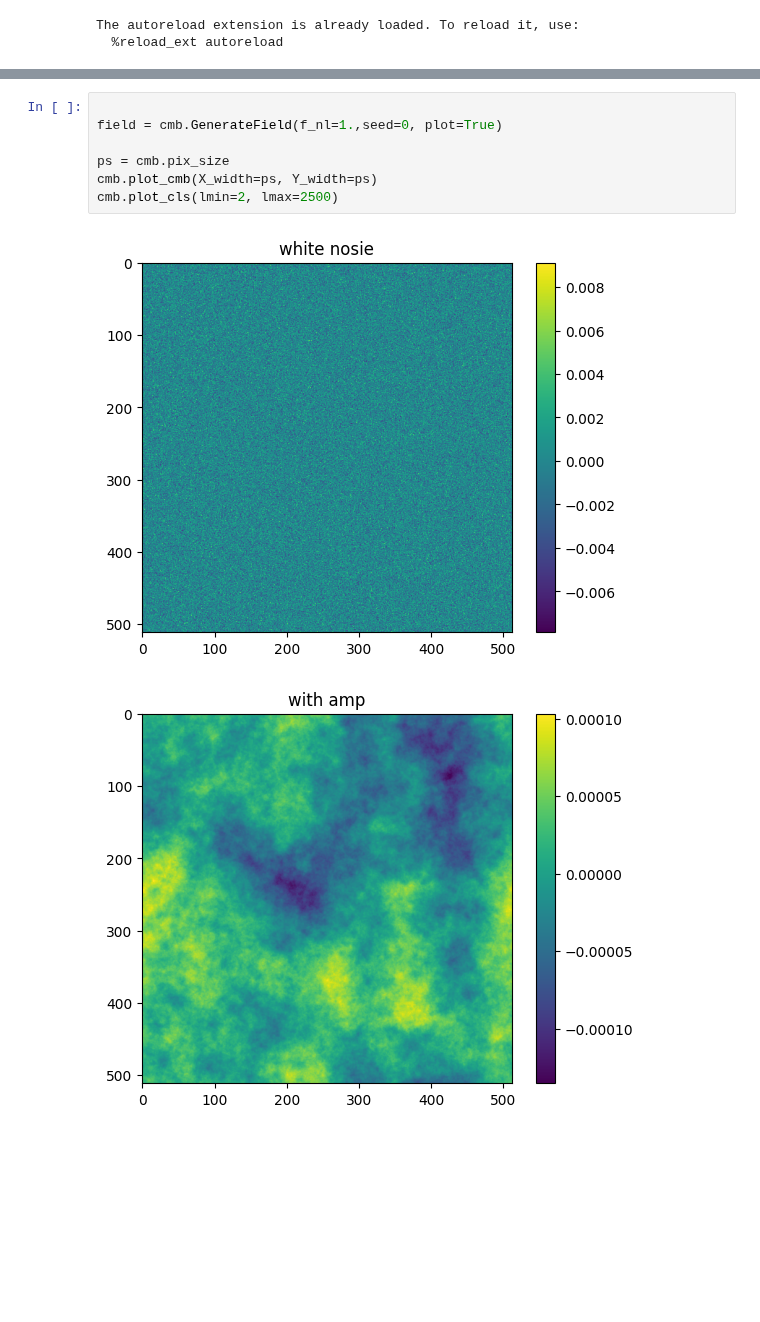
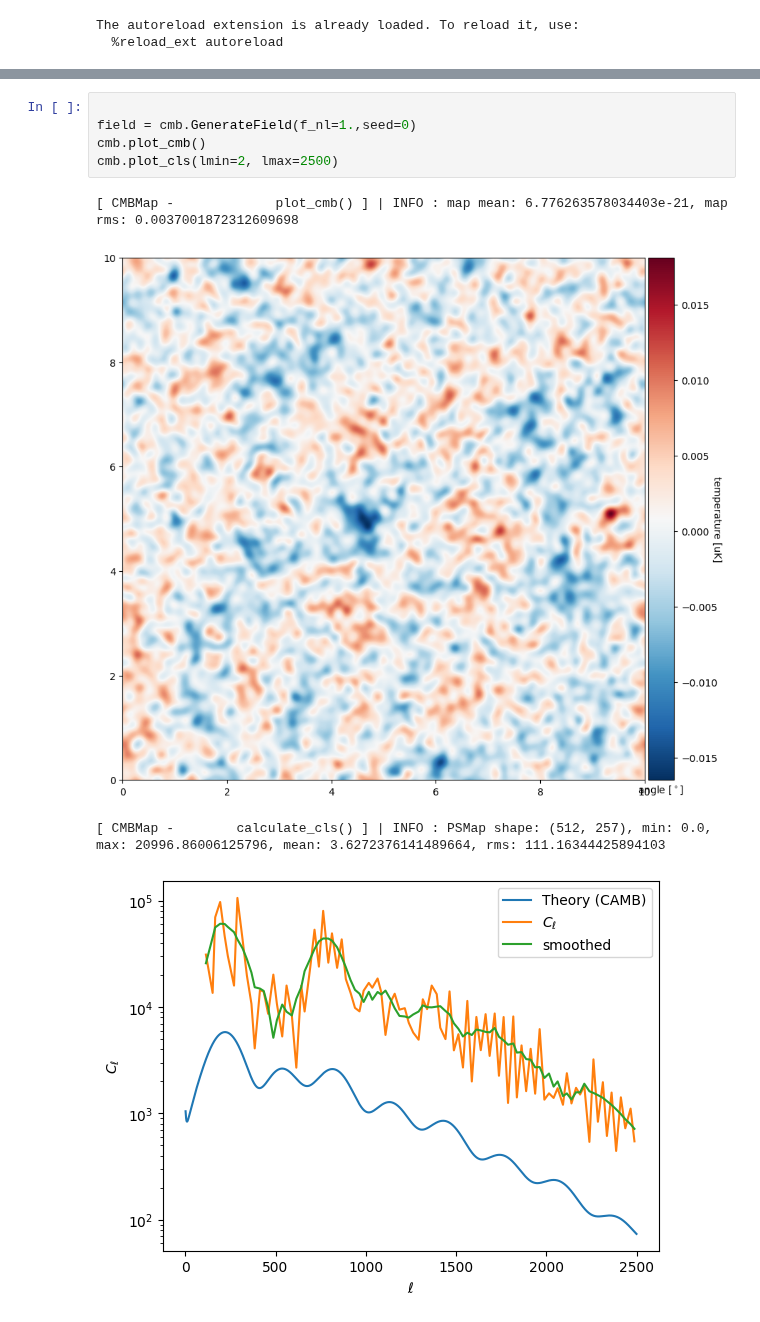
Before and after one commit to JBrandonS/MLPNG, a Jupyter notebook: simple.ipynb, the cells around one changed output, grey strips where cells are left out. Cells and saved outputs as stored; diff of their text form; blank space fills up the shorter version.

```diff
--- a/simple.ipynb
+++ b/simple.ipynb
@@ -53,11 +53,11 @@ class: <CAMBparams>
    custom_source_ell_scales = []
 # %%
 
-field = cmb.GenerateField(f_nl=1.,seed=0, plot=True)
-
-ps = cmb.pix_size
-cmb.plot_cmb(X_width=ps, Y_width=ps)
+field = cmb.GenerateField(f_nl=1.,seed=0)
+cmb.plot_cmb()
 cmb.plot_cls(lmin=2, lmax=2500)
 # %% [output]
+[ CMBMap -             plot_cmb() ] | INFO : map mean: 6.776263578034403e-21, map rms: 0.0037001872312609698
-[figure, old version]
+[figure, new version]
+[ CMBMap -        calculate_cls() ] | INFO : PSMap shape: (512, 257), min: 0.0, max: 20996.86006125796, mean: 3.6272376141489664, rms: 111.16344425894103
-[figure, old version]
+[figure, new version]
```
Also changed, not shown: parts of 2 cells of this notebook, 3 other files.
